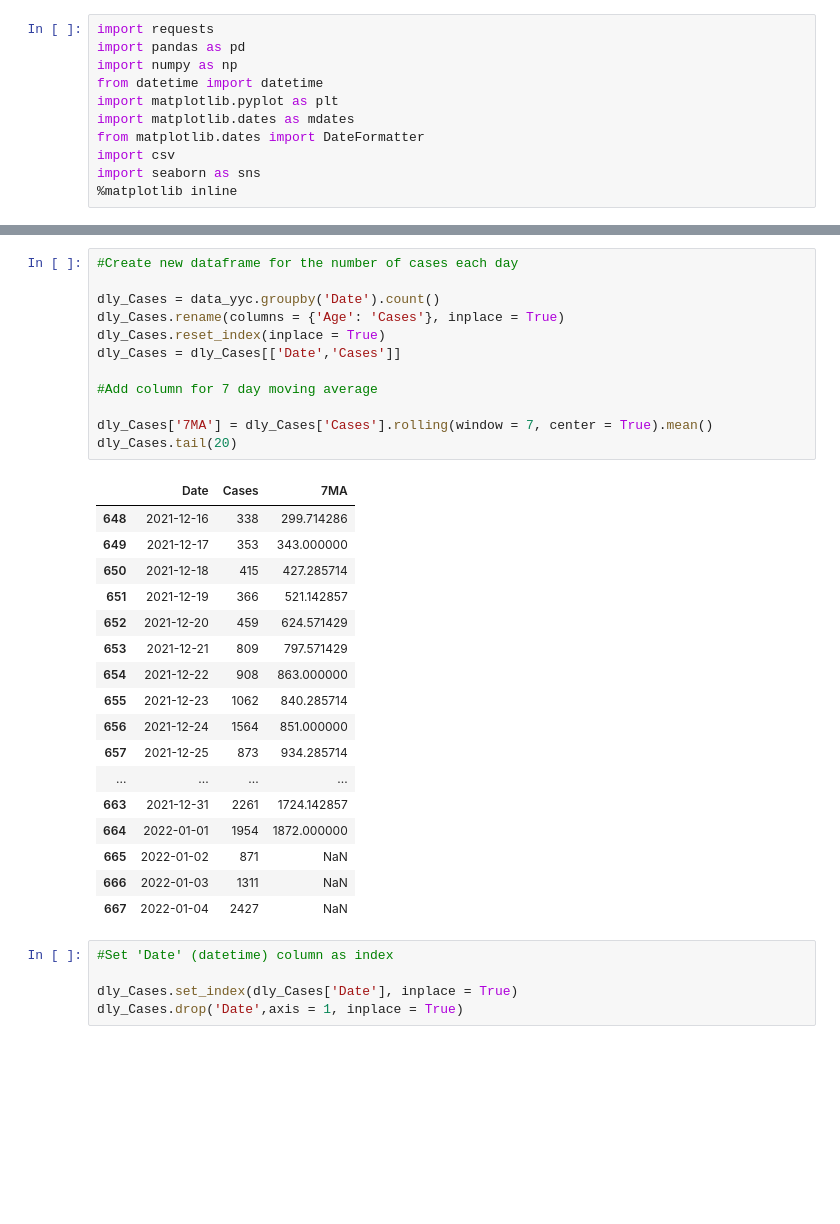
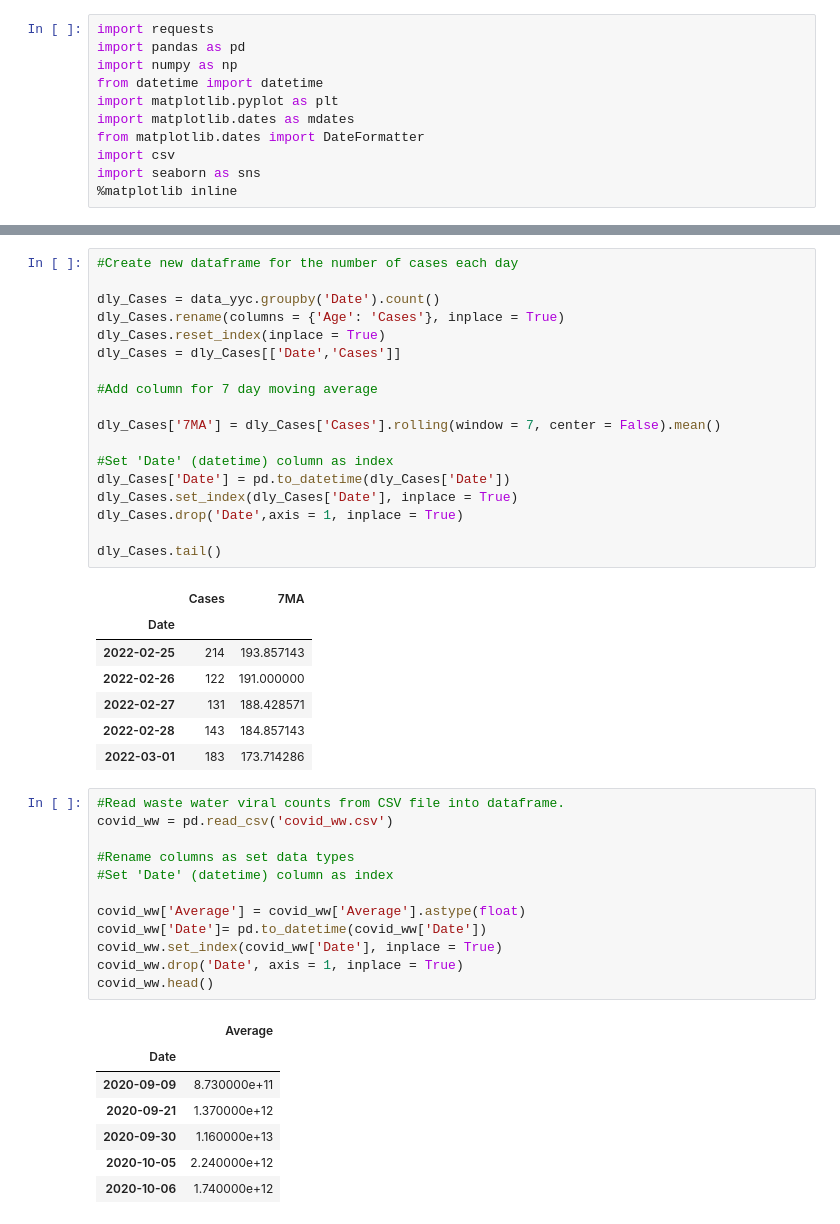
Before and after one commit to cdoyle78/AlbertaCovid, a Jupyter notebook: Calgary_covid_ww.ipynb, the cells around one changed output, grey strips where cells are left out. Cells and saved outputs as stored; diff of their text form; blank space fills up the shorter version.

```diff
--- a/Calgary_covid_ww.ipynb
+++ b/Calgary_covid_ww.ipynb
@@ -62,35 +63,46 @@ data_yyc.sort_values('Date', inplace = True)
 # %%
 #Create new dataframe for the number of cases each day
 
 dly_Cases = data_yyc.groupby('Date').count()
 dly_Cases.rename(columns = {'Age': 'Cases'}, inplace = True)
 dly_Cases.reset_index(inplace = True)
 dly_Cases = dly_Cases[['Date','Cases']]
 
 #Add column for 7 day moving average
 
-dly_Cases['7MA'] = dly_Cases['Cases'].rolling(window = 7, center = True).mean()
-dly_Cases.tail(20)
+dly_Cases['7MA'] = dly_Cases['Cases'].rolling(window = 7, center = False).mean()
+
+#Set 'Date' (datetime) column as index
+dly_Cases['Date'] = pd.to_datetime(dly_Cases['Date'])
+dly_Cases.set_index(dly_Cases['Date'], inplace = True)
+dly_Cases.drop('Date',axis = 1, inplace = True)
+
+dly_Cases.tail()
 # %% [output]
-|  | Date | Cases | 7MA |
-| 648 | 2021-12-16 | 338 | 299.714286 |
-| 649 | 2021-12-17 | 353 | 343.000000 |
-| 650 | 2021-12-18 | 415 | 427.285714 |
-| 651 | 2021-12-19 | 366 | 521.142857 |
-| 652 | 2021-12-20 | 459 | 624.571429 |
-| 653 | 2021-12-21 | 809 | 797.571429 |
-| 654 | 2021-12-22 | 908 | 863.000000 |
-| 655 | 2021-12-23 | 1062 | 840.285714 |
-| 656 | 2021-12-24 | 1564 | 851.000000 |
-| 657 | 2021-12-25 | 873 | 934.285714 |
-| ... | ... | ... | ... |
-| 663 | 2021-12-31 | 2261 | 1724.142857 |
-| 664 | 2022-01-01 | 1954 | 1872.000000 |
-| 665 | 2022-01-02 | 871 | NaN |
-| 666 | 2022-01-03 | 1311 | NaN |
-| 667 | 2022-01-04 | 2427 | NaN |
+|  | Cases | 7MA |
+| Date |  |  |
+| 2022-02-25 | 214 | 193.857143 |
+| 2022-02-26 | 122 | 191.000000 |
+| 2022-02-27 | 131 | 188.428571 |
+| 2022-02-28 | 143 | 184.857143 |
+| 2022-03-01 | 183 | 173.714286 |
 # %%
+#Read waste water viral counts from CSV file into dataframe.
+covid_ww = pd.read_csv('covid_ww.csv')
+
+#Rename columns as set data types
 #Set 'Date' (datetime) column as index
 
-dly_Cases.set_index(dly_Cases['Date'], inplace = True)
-dly_Cases.drop('Date',axis = 1, inplace = True)
+covid_ww['Average'] = covid_ww['Average'].astype(float)
+covid_ww['Date']= pd.to_datetime(covid_ww['Date'])
+covid_ww.set_index(covid_ww['Date'], inplace = True)
+covid_ww.drop('Date', axis = 1, inplace = True)
+covid_ww.head()
+# %% [output]
+|  | Average |
+| Date |  |
+| 2020-09-09 | 8.730000e+11 |
+| 2020-09-21 | 1.370000e+12 |
+| 2020-09-30 | 1.160000e+13 |
+| 2020-10-05 | 2.240000e+12 |
+| 2020-10-06 | 1.740000e+12 |
```
Also changed, not shown: parts of 20 cells of this notebook.
